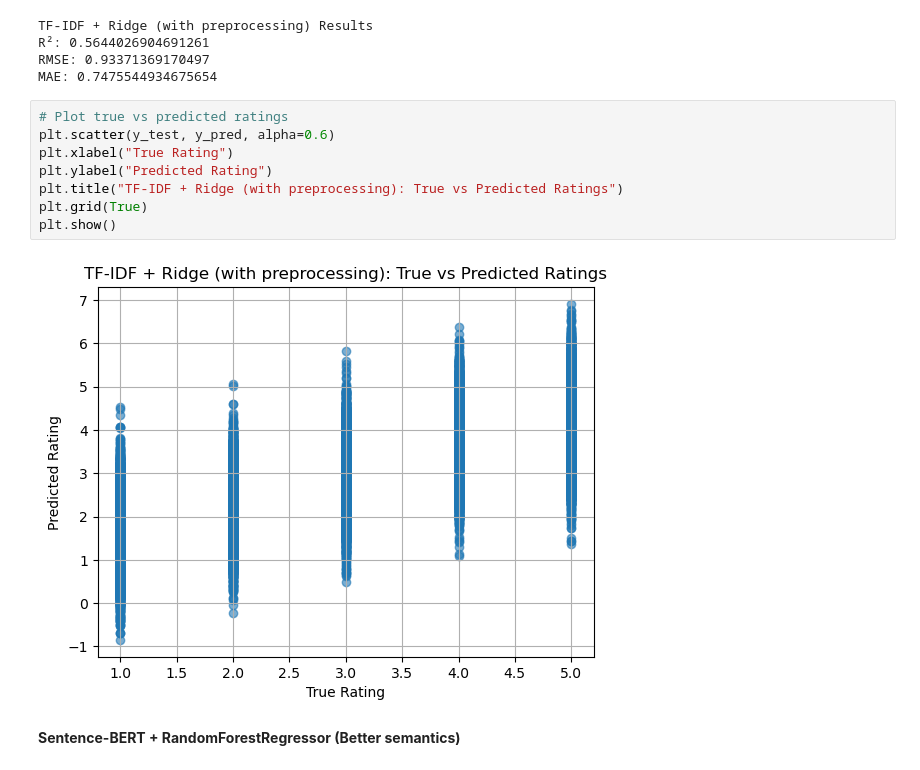
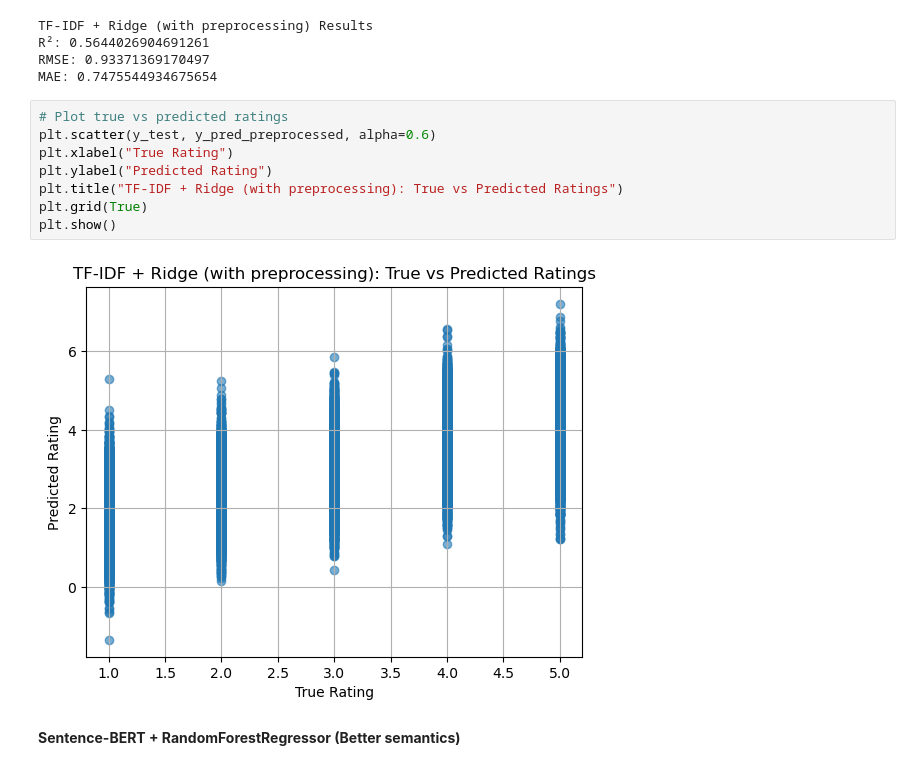
Before and after one commit to bigthinkertoo/AAI-510-Group-7, a Jupyter notebook: AA510_Rating_Prediction.ipynb, the cells around one changed output. Drawn from its saved outputs; the diff is of its cells as text.

```diff
--- a/AA510_Rating_Prediction.ipynb
+++ b/AA510_Rating_Prediction.ipynb
@@ -464,14 +464,14 @@ RMSE: 0.93371369170497
 MAE: 0.7475544934675654
 # %%
 # Plot true vs predicted ratings
-plt.scatter(y_test, y_pred, alpha=0.6)
+plt.scatter(y_test, y_pred_preprocessed, alpha=0.6)
 plt.xlabel("True Rating")
 plt.ylabel("Predicted Rating")
 plt.title("TF-IDF + Ridge (with preprocessing): True vs Predicted Ratings")
 plt.grid(True)
 plt.show()
 # %% [output]
-[figure, old version]
+[figure, new version]
 # %% [markdown]
 **Sentence-BERT + RandomForestRegressor (Better semantics)**
 # %%
```
Also changed, not shown: parts of 2 cells of this notebook, 1 other file.
